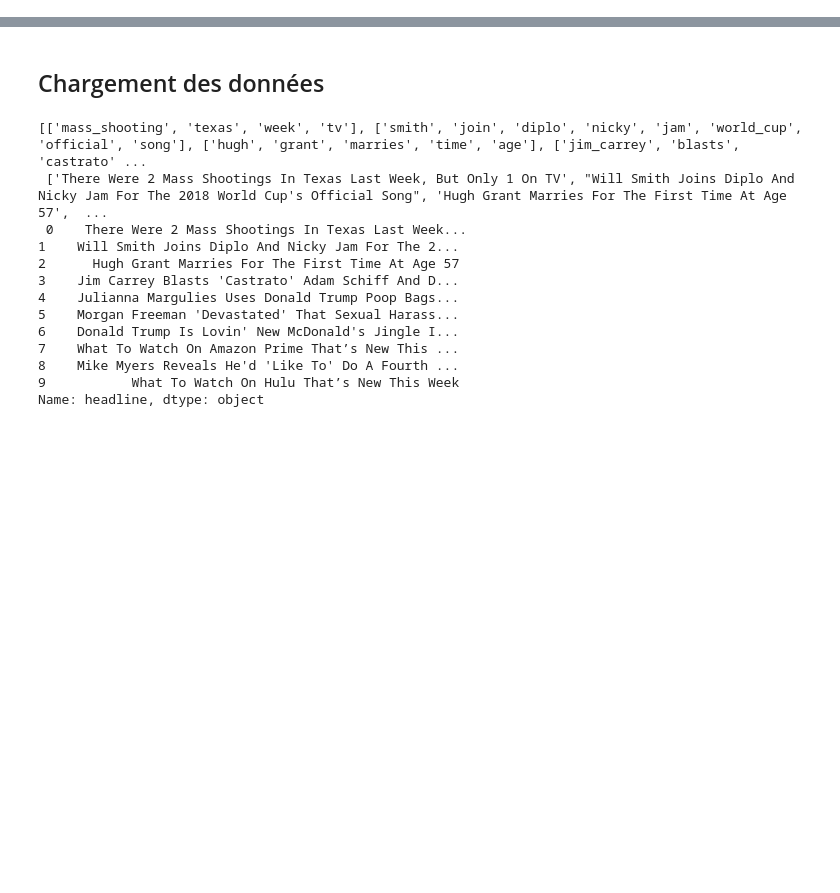
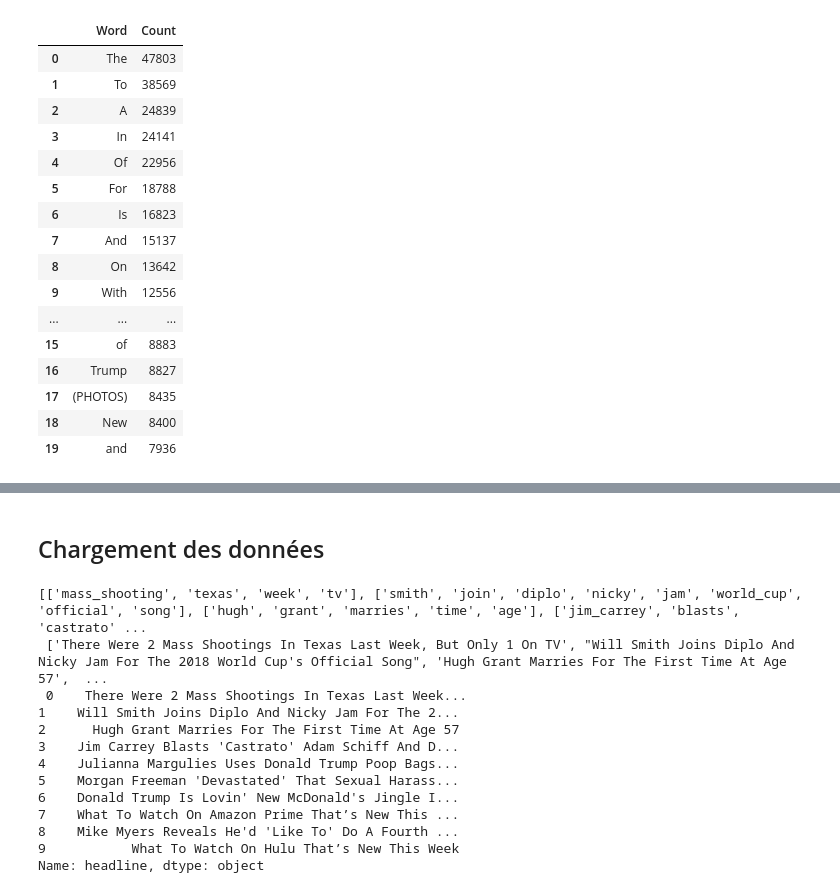
Before and after one commit to Daitori/NLP, a Jupyter notebook: main.ipynb, the cells around one changed output, grey strips where cells are left out. Cells and saved outputs as stored; diff of their text form; code cells hidden in the pictures; blank space fills up the shorter version.

```diff
--- a/main.ipynb
+++ b/main.ipynb
@@ -16,0 +53,46 @@ warnings.simplefilter(action='ignore', category=FutureWarning)
+# %%
+def dummy_word_split(texts):
+    """Function identifying words in a sentence in a really dummy way.
+
+        Argument:
+            - texts (list of str): a list of raw texts in which we'd like to identify words
+
+        Return:
+            - list of list containing each word separately.
+    """
+    texts_out = []
+    for text in texts:
+        texts_out.append(text.split(" "))
+
+    return texts_out
+# %%
+def compute_word_occurences(texts):
+    """You have to define this function yourself. """
+
+    words = itertools.chain.from_iterable(texts)
+
+    word_count = pd.Series(words).value_counts()
+    word_count = pd.DataFrame({"Word": word_count.index, "Count": word_count.values})
+
+    return word_count
+# %%
+splitted_texts = dummy_word_split(dataset["headline"].tolist())
+compute_word_occurences(splitted_texts).head(20)
+# %% [output]
+|  | Word | Count |
+| 0 | The | 47803 |
+| 1 | To | 38569 |
+| 2 | A | 24839 |
+| 3 | In | 24141 |
+| 4 | Of | 22956 |
+| 5 | For | 18788 |
+| 6 | Is | 16823 |
+| 7 | And | 15137 |
+| 8 | On | 13642 |
+| 9 | With | 12556 |
+| ... | ... | ... |
+| 15 | of | 8883 |
+| 16 | Trump | 8827 |
+| 17 | (PHOTOS) | 8435 |
+| 18 | New | 8400 |
+| 19 | and | 7936 |
```
Also changed, not shown: parts of 26 cells of this notebook, 1 other file.
